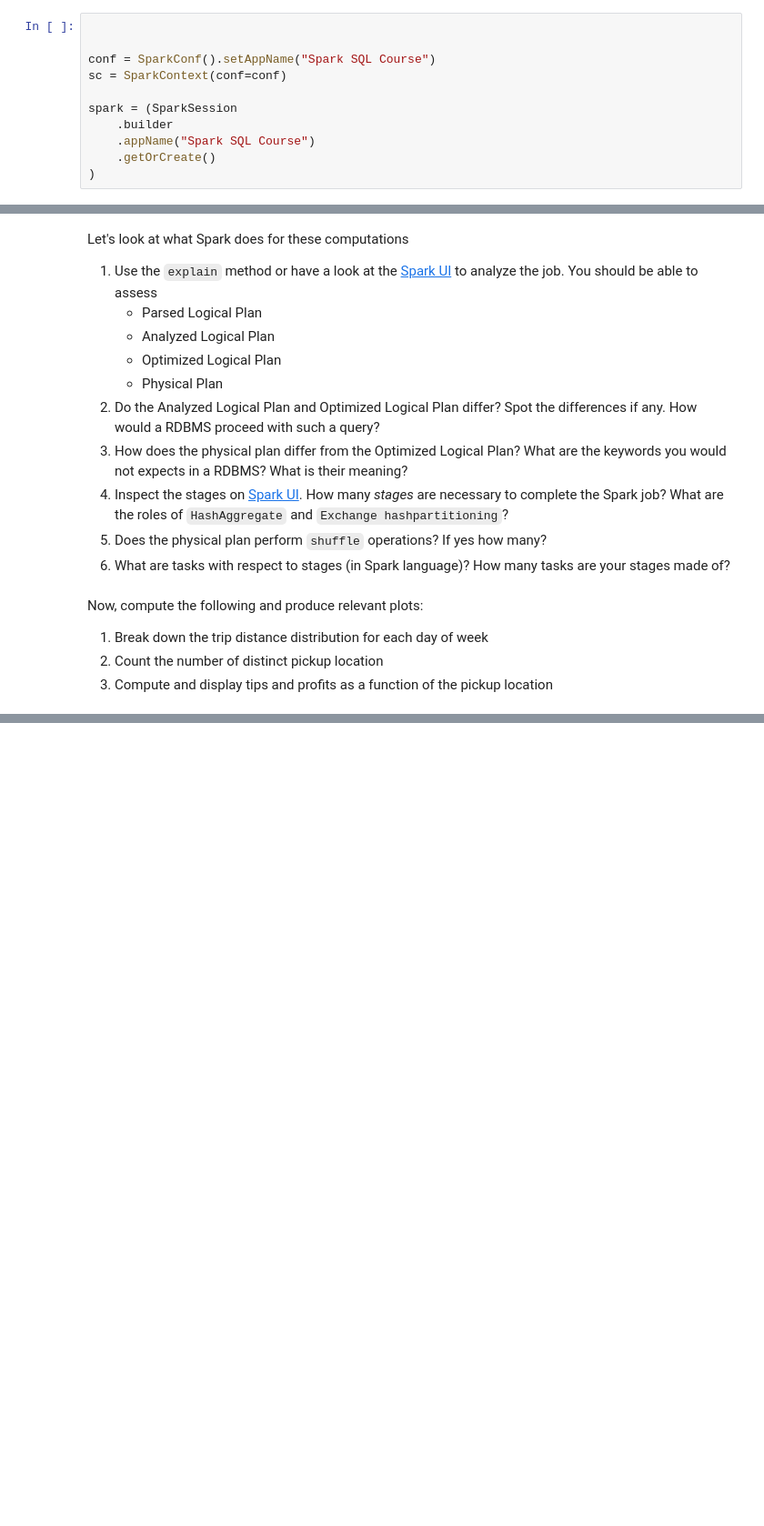
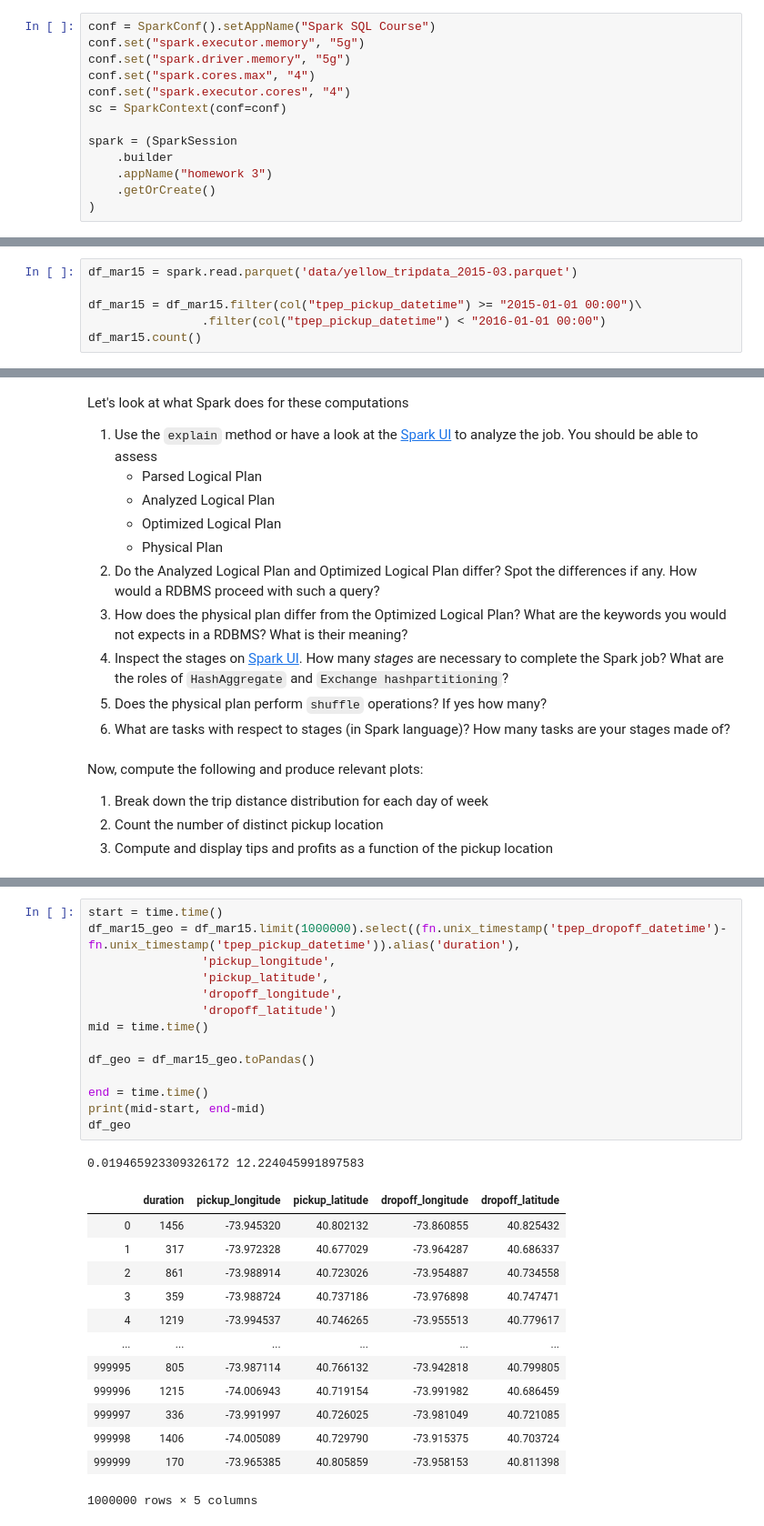
Before and after one commit to idardo97/big_data, a Jupyter notebook: homework03.ipynb, the cells around one changed output, grey strips where cells are left out. Shown at 91% size. Saved outputs shown, nothing was run; the diff lists cells and outputs as text; blank space fills up the shorter version.

```diff
--- a/homework03.ipynb
+++ b/homework03.ipynb
@@ -139,11 +106,13 @@ from pyspark.sql.types import IntegerType, StringType
 # %%
-
-
 conf = SparkConf().setAppName("Spark SQL Course")
+conf.set("spark.executor.memory", "5g")
+conf.set("spark.driver.memory", "5g")
+conf.set("spark.cores.max", "4")
+conf.set("spark.executor.cores", "4")
 sc = SparkContext(conf=conf)
 
 spark = (SparkSession
     .builder
-    .appName("Spark SQL Course")
+    .appName("homework 3")
     .getOrCreate()
 )
@@ -353,0 +253,6 @@ df_mar18 = spark.read.parquet('data/yellow_tripdata_2015-03.parquet')
+# %%
+df_mar15 = spark.read.parquet('data/yellow_tripdata_2015-03.parquet')
+
+df_mar15 = df_mar15.filter(col("tpep_pickup_datetime") >= "2015-01-01 00:00")\
+                .filter(col("tpep_pickup_datetime") < "2016-01-01 00:00")
+df_mar15.count()
@@ -464,0 +435,29 @@ We let you look and find relevant tools to do this.
+# %%
+start = time.time()
+df_mar15_geo = df_mar15.limit(1000000).select((fn.unix_timestamp('tpep_dropoff_datetime')- fn.unix_timestamp('tpep_pickup_datetime')).alias('duration'),
+                'pickup_longitude',
+                'pickup_latitude',
+                'dropoff_longitude',
+                'dropoff_latitude')
+mid = time.time()
+
+df_geo = df_mar15_geo.toPandas()
+
+end = time.time()
+print(mid-start, end-mid)
+df_geo
+# %% [output]
+0.019465923309326172 12.224045991897583
+|  | duration | pickup_longitude | pickup_latitude | dropoff_longitude | dropoff_latitude |
+| 0 | 1456 | -73.945320 | 40.802132 | -73.860855 | 40.825432 |
+| 1 | 317 | -73.972328 | 40.677029 | -73.964287 | 40.686337 |
+| 2 | 861 | -73.988914 | 40.723026 | -73.954887 | 40.734558 |
+| 3 | 359 | -73.988724 | 40.737186 | -73.976898 | 40.747471 |
+| 4 | 1219 | -73.994537 | 40.746265 | -73.955513 | 40.779617 |
+| ... | ... | ... | ... | ... | ... |
+| 999995 | 805 | -73.987114 | 40.766132 | -73.942818 | 40.799805 |
+| 999996 | 1215 | -74.006943 | 40.719154 | -73.991982 | 40.686459 |
+| 999997 | 336 | -73.991997 | 40.726025 | -73.981049 | 40.721085 |
+| 999998 | 1406 | -74.005089 | 40.729790 | -73.915375 | 40.703724 |
+| 999999 | 170 | -73.965385 | 40.805859 | -73.958153 | 40.811398 |
+1000000 rows × 5 columns
```
Also changed, not shown: parts of 31 cells of this notebook.
